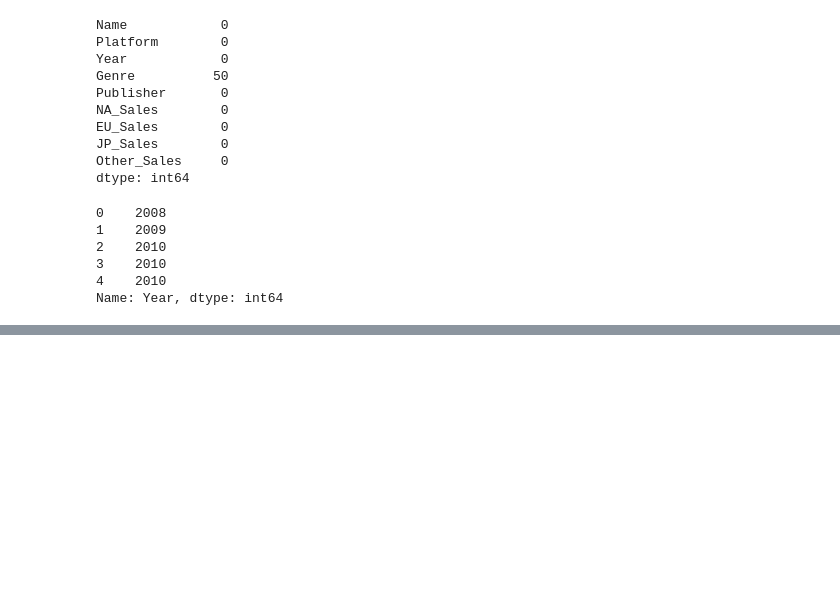
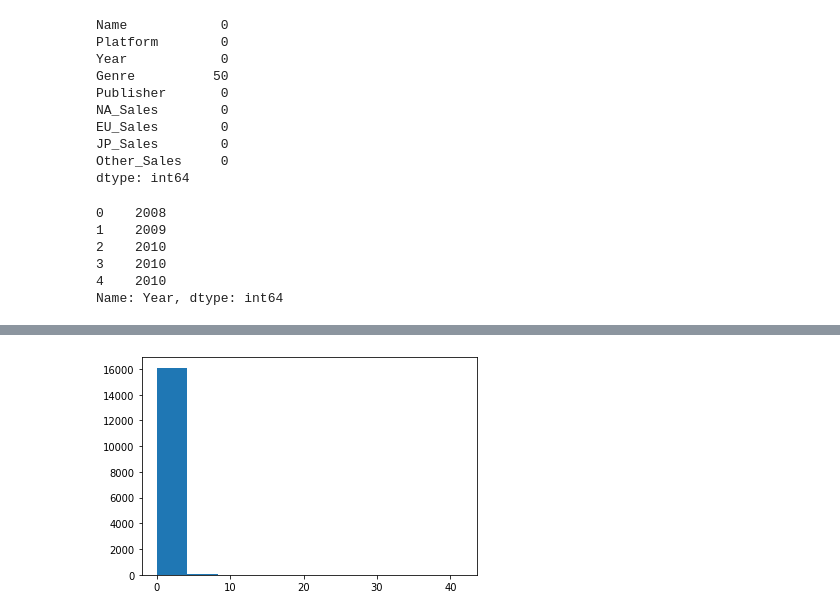
Before and after one commit to yujyn/Section-1-Project, a Jupyter notebook: 재제출_AI_14_Section1_Project_이유진.ipynb, the cells around one changed output, grey strips where cells are left out. Saved outputs shown, nothing was run; the diff lists cells and outputs as text; code cells hidden in the pictures; blank space fills up the shorter version.

```diff
--- a/재제출_AI_14_Section1_Project_이유진.ipynb
+++ b/재제출_AI_14_Section1_Project_이유진.ipynb
@@ -117,0 +202,7 @@ Name: Year, dtype: int64
+# %%
+df_clean = df_clean.drop(index = df_clean[df_clean.Year <= 1750].index)
+# %%
+# na sales 이상치 확인
+plt.hist(df_clean.NA_Sales);
+# %% [output]
+[figure, added]
```
Also changed, not shown: parts of 56 cells of this notebook.
